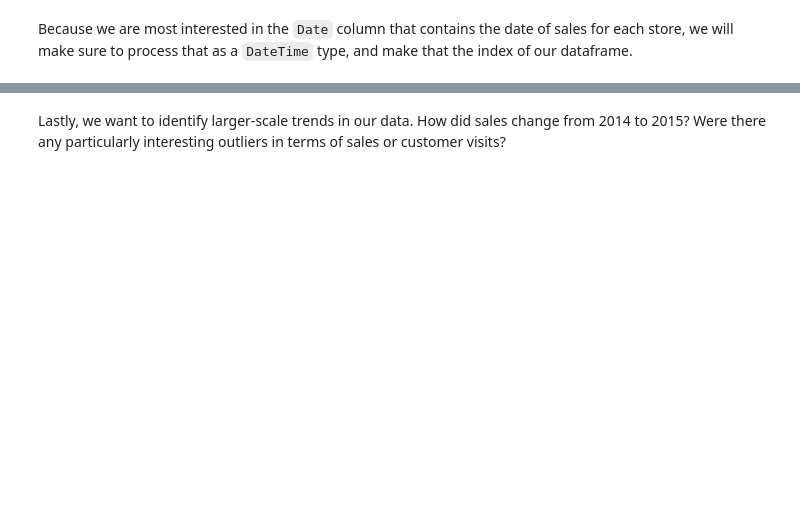
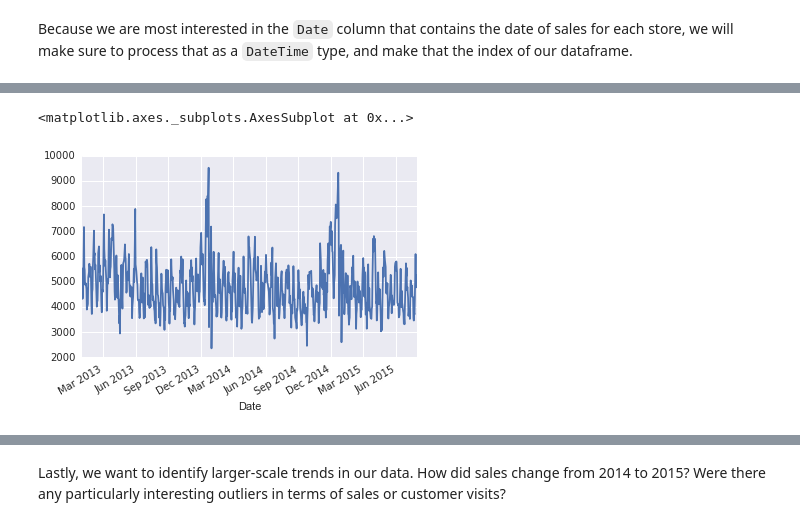
Before and after one commit to brianchandbound/ga-ds, a Jupyter notebook: 20_time/20_02_rossman.ipynb, the cells around one changed output, grey strips where cells are left out. Drawn from its saved outputs; the diff is of its cells as text; code cells hidden in the pictures; blank space fills up the shorter version.

```diff
--- a/20_time/20_02_rossman.ipynb
+++ b/20_time/20_02_rossman.ipynb
@@ -20,0 +66,5 @@ store1_data = data[data.Store == 1]
+# %%
+store1_data[ store1_data.Open == 1 ].Sales.plot()
+# %% [output]
+<matplotlib.axes._subplots.AxesSubplot at 0x...>
+[figure, added]
```
Also changed, not shown: parts of 73 cells of this notebook.
